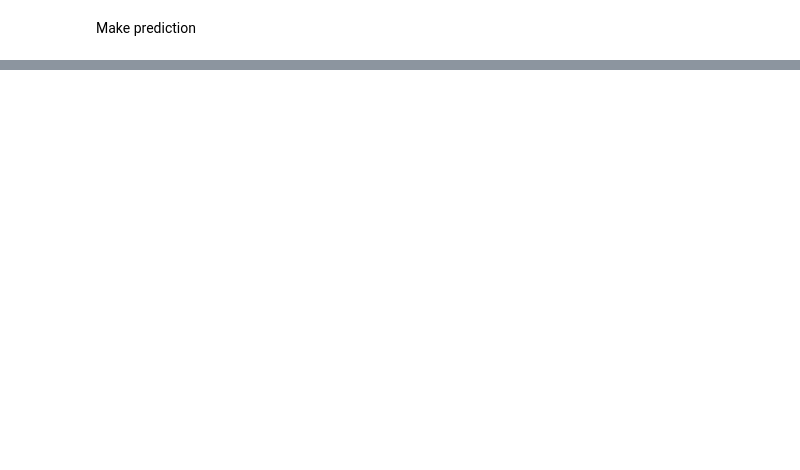
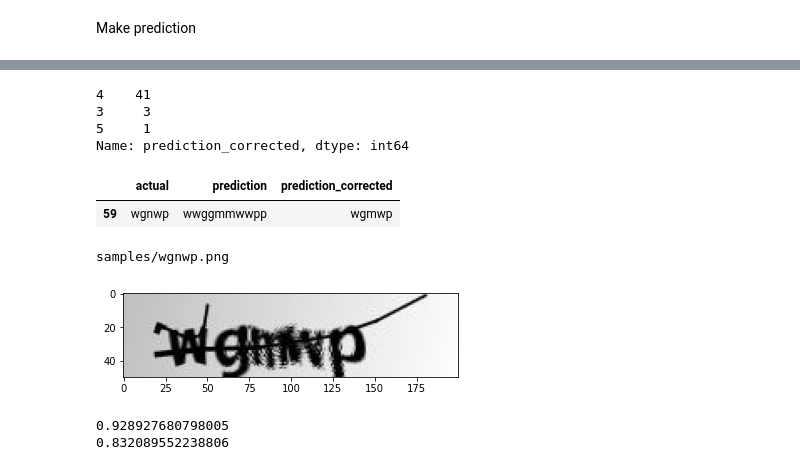
Before and after one commit to 053steve/CRNN-model-text-recognition, a Jupyter notebook: notebook.ipynb, the cells around one changed output, grey strips where cells are left out. Cells and saved outputs as stored; diff of their text form; code cells hidden in the pictures; blank space fills up the shorter version.

```diff
--- a/notebook.ipynb
+++ b/notebook.ipynb
@@ -462,0 +502,3 @@ results_test.head()
+# %%
+mistakes_df = results_test[results_test['actual'] != results_test['prediction_corrected']]
+mistakes_df
@@ -462,0 +523,30 @@ results_test.head()
+# %%
+print(mistakes_df['prediction_corrected'].str.len().value_counts())
+# %% [output]
+4    41
+3     3
+5     1
+Name: prediction_corrected, dtype: int64
+# %%
+mask = mistakes_df['prediction_corrected'].str.len() == 5
+mistakes_df[mask]
+# %% [output]
+|  | actual | prediction | prediction_corrected |
+| 59 | wgnwp | wwggmmwwpp | wgmwp |
+# %%
+mistake_image_fp = os.path.join(data_path, mistakes_df[mask]['actual'].values[0] + ".png")
+print(mistake_image_fp)
+mistake_image = Image.open(mistake_image_fp)
+plt.imshow(mistake_image)
+plt.show()
+# %% [output]
+samples/wgnwp.png
+[figure, added]
+# %%
+train_accuracy = accuracy_score(results_train['actual'], results_train['prediction_corrected'])
+print(train_accuracy)
+test_accuracy = accuracy_score(results_test['actual'], results_test['prediction_corrected'])
+print(test_accuracy)
+# %% [output]
+0.928927680798005
+0.832089552238806
```
Also changed, not shown: parts of 15 cells of this notebook.
